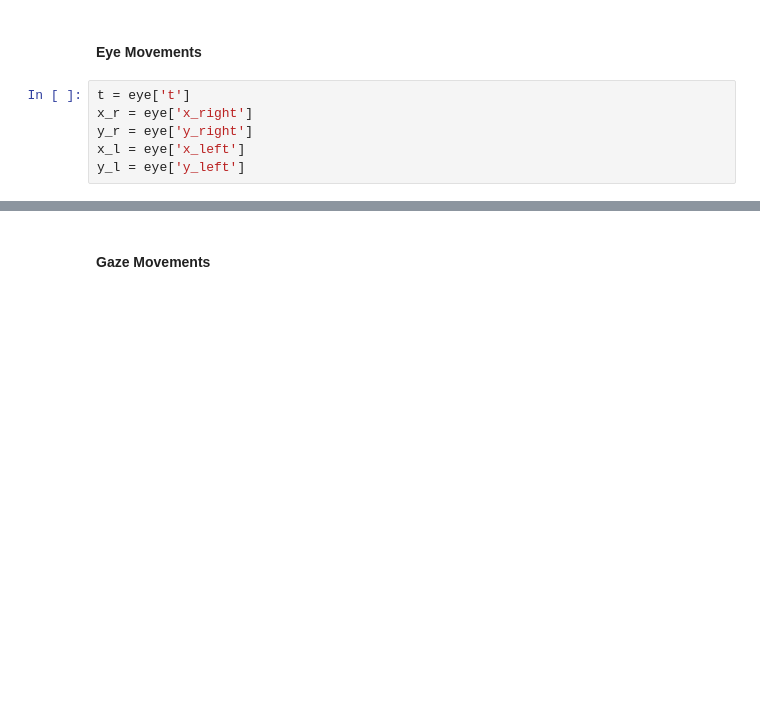
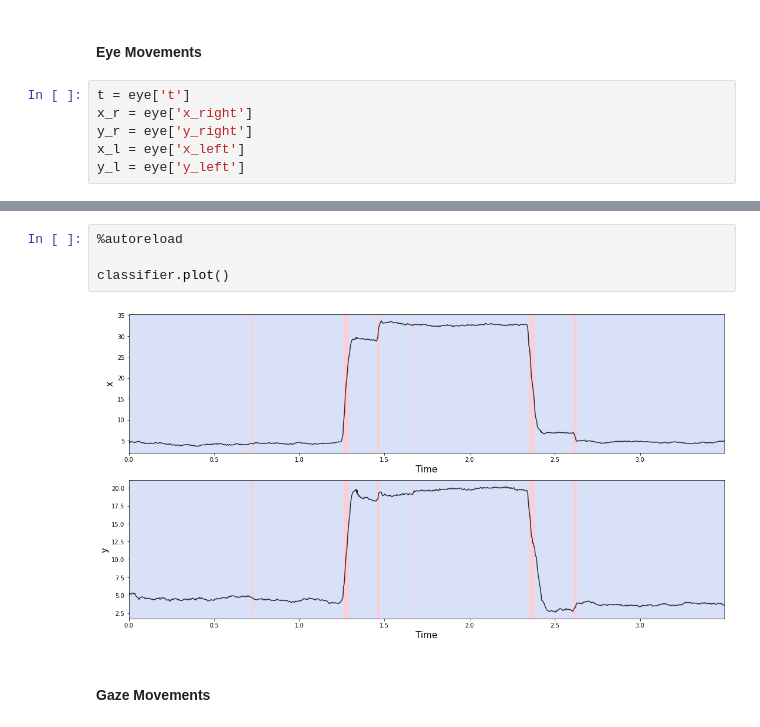
Before and after one commit to axelroques/Eye_Movement_Classification, a Jupyter notebook: classification.ipynb, the cells around one changed output, grey strips where cells are left out. Drawn from its saved outputs; the diff is of its cells as text; blank space fills up the shorter version.

```diff
--- a/classification.ipynb
+++ b/classification.ipynb
@@ -181,3 +181,9 @@ fixations, saccades = IM2C_detection(df_processing, threshold=0.8)
+# %%
+%autoreload
+
+classifier.plot()
+# %% [output]
+[figure, added]
 # %% [markdown]
 #### Gaze Movements
 # %%
```
Also changed, not shown: parts of 6 cells of this notebook, 2 other files.
